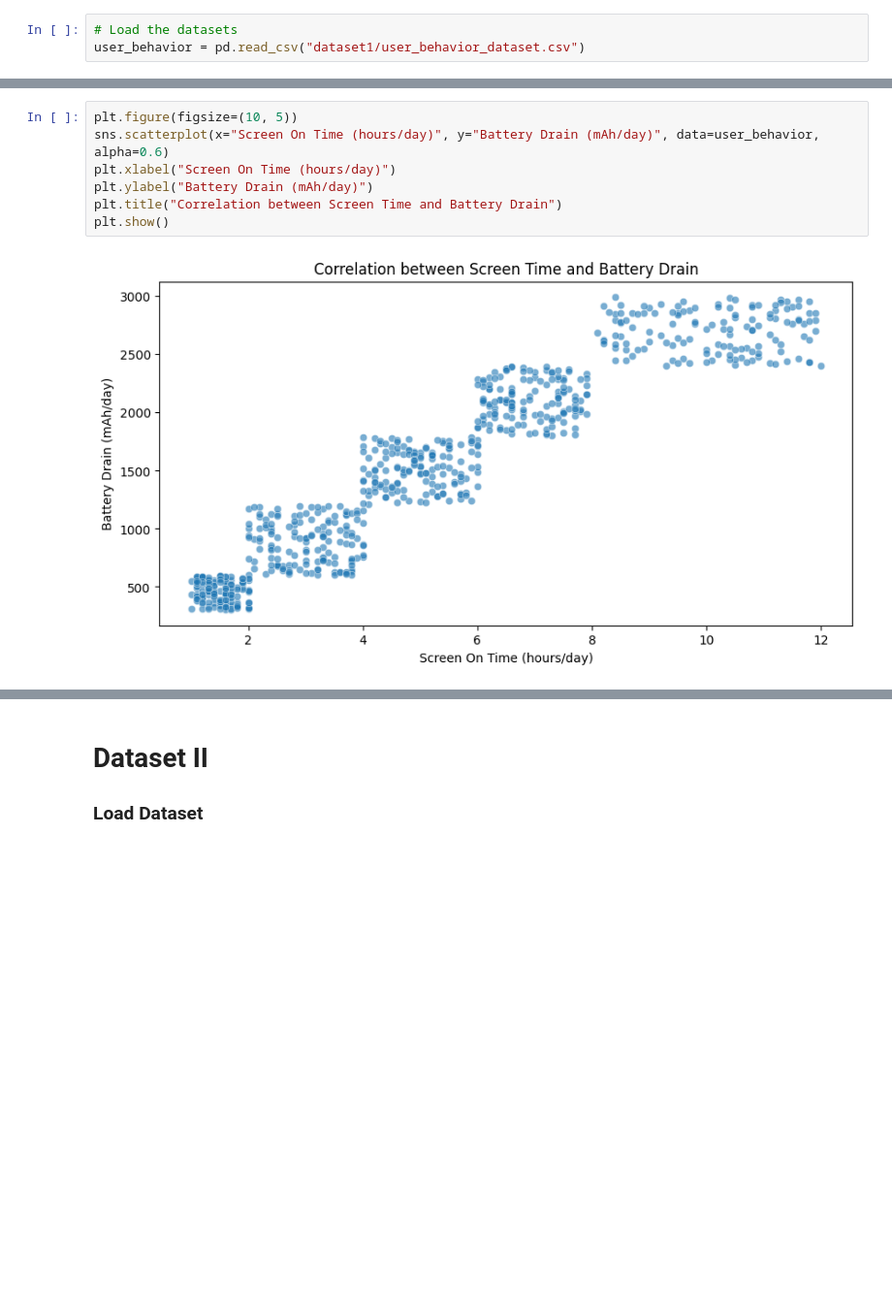
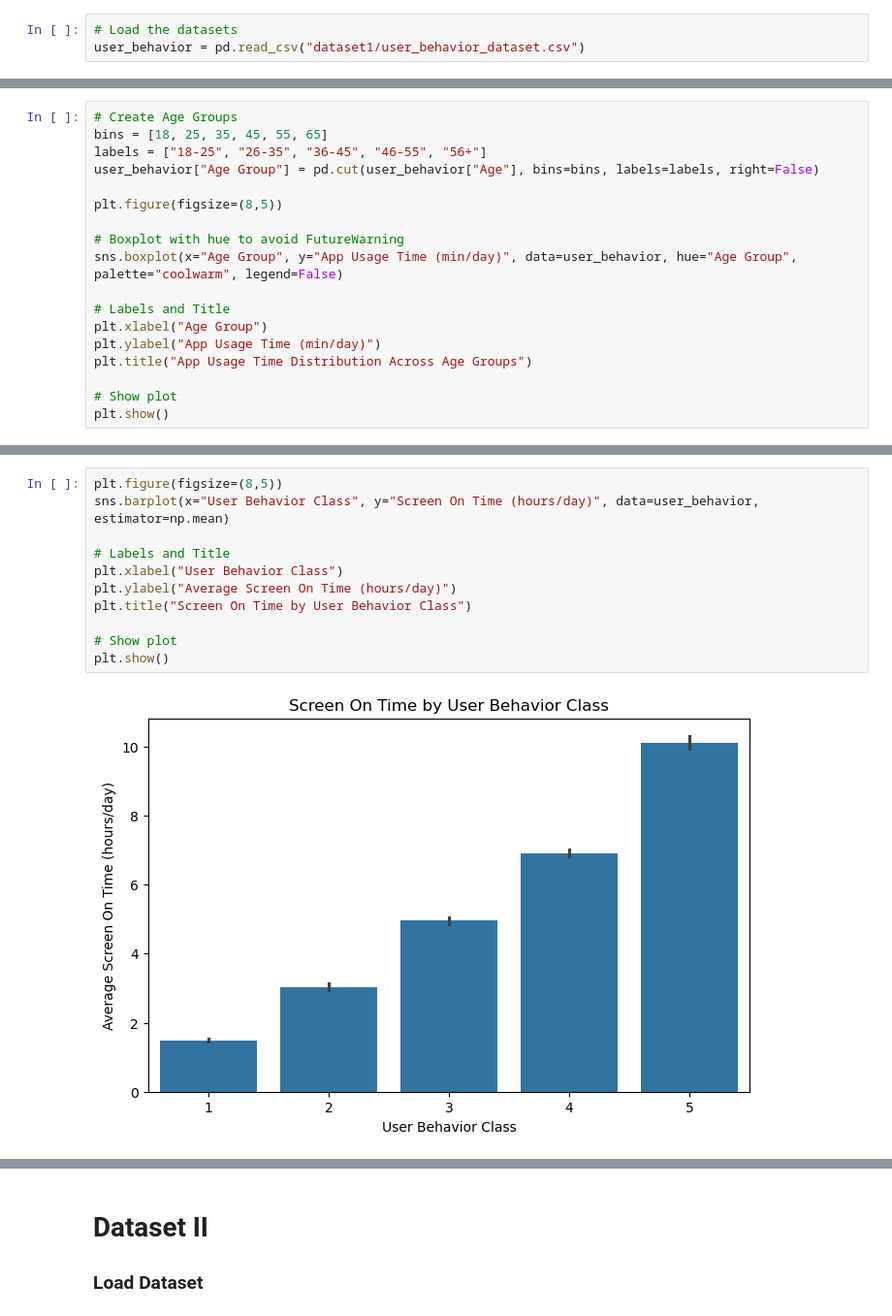
Before and after one commit to royruik/CSI4142_Assignments, a Jupyter notebook: A1_Jupyter_Analysis.ipynb, the cells around one changed output, grey strips where cells are left out. Shown at 97% size. Saved outputs shown, nothing was run; the diff lists cells and outputs as text; blank space fills up the shorter version.

```diff
--- a/A1_Jupyter_Analysis.ipynb
+++ b/A1_Jupyter_Analysis.ipynb
@@ -154,0 +205,18 @@ plt.show()
+# %%
+# Create Age Groups
+bins = [18, 25, 35, 45, 55, 65]
+labels = ["18-25", "26-35", "36-45", "46-55", "56+"]
+user_behavior["Age Group"] = pd.cut(user_behavior["Age"], bins=bins, labels=labels, right=False)
+
+plt.figure(figsize=(8,5))
+
+# Boxplot with hue to avoid FutureWarning
+sns.boxplot(x="Age Group", y="App Usage Time (min/day)", data=user_behavior, hue="Age Group", palette="coolwarm", legend=False)
+
+# Labels and Title
+plt.xlabel("Age Group")
+plt.ylabel("App Usage Time (min/day)")
+plt.title("App Usage Time Distribution Across Age Groups")
+
+# Show plot
+plt.show()
@@ -155,9 +428,13 @@ plt.show()
 # %%
-plt.figure(figsize=(10, 5))
-sns.scatterplot(x="Screen On Time (hours/day)", y="Battery Drain (mAh/day)", data=user_behavior, alpha=0.6)
-plt.xlabel("Screen On Time (hours/day)")
-plt.ylabel("Battery Drain (mAh/day)")
-plt.title("Correlation between Screen Time and Battery Drain")
+plt.figure(figsize=(8,5))
+sns.barplot(x="User Behavior Class", y="Screen On Time (hours/day)", data=user_behavior, estimator=np.mean)
+
+# Labels and Title
+plt.xlabel("User Behavior Class")
+plt.ylabel("Average Screen On Time (hours/day)")
+plt.title("Screen On Time by User Behavior Class")
+
+# Show plot
 plt.show()
 # %% [output]
-[figure, old version]
+[figure, new version]
```
Also changed, not shown: parts of 26 cells of this notebook.
